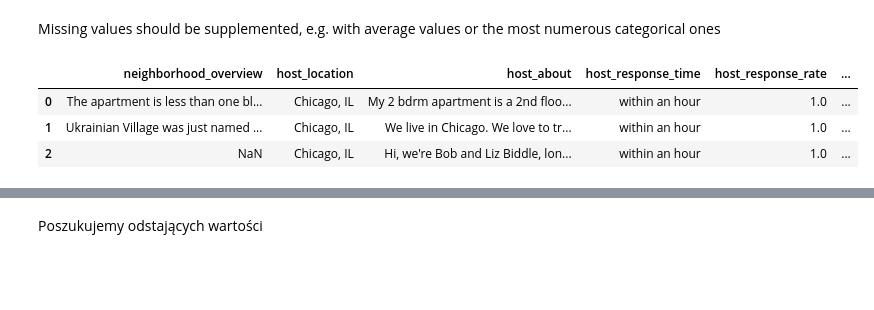
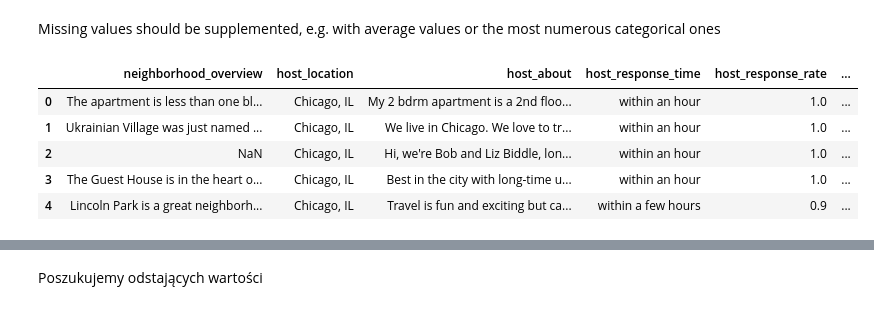
Before and after one commit to MarieeCzy/airbnb_data_analysis, a Jupyter notebook: data_cleaning/airbnb_data_cleaning.ipynb, the cells around one changed output, grey strips where cells are left out. Cells and saved outputs as stored; diff of their text form; code cells hidden in the pictures; blank space fills up the shorter version.

```diff
--- a/data_cleaning/airbnb_data_cleaning.ipynb
+++ b/data_cleaning/airbnb_data_cleaning.ipynb
@@ -141,7 +151,9 @@
 # %%
-data_frame[missing_values_col_indexes].head(3)
+data_frame[missing_values_col_indexes].head()
 # %% [output]
 |  | neighborhood_overview | host_location | host_about | host_response_time | host_response_rate | ... |
 | 0 | The apartment is less than one bl... | Chicago, IL | My 2 bdrm apartment is a 2nd floo... | within an hour | 1.0 | ... |
 | 1 | Ukrainian Village was just named ... | Chicago, IL | We live in Chicago. We love to tr... | within an hour | 1.0 | ... |
 | 2 | NaN | Chicago, IL | Hi, we're Bob and Liz Biddle, lon... | within an hour | 1.0 | ... |
+| 3 | The Guest House is in the heart o... | Chicago, IL | Best in the city with long-time u... | within an hour | 1.0 | ... |
+| 4 | Lincoln Park is a great neighborh... | Chicago, IL | Travel is fun and exciting but ca... | within a few hours | 0.9 | ... |
```
Also changed, not shown: parts of 8 cells of this notebook, 1 other file.
